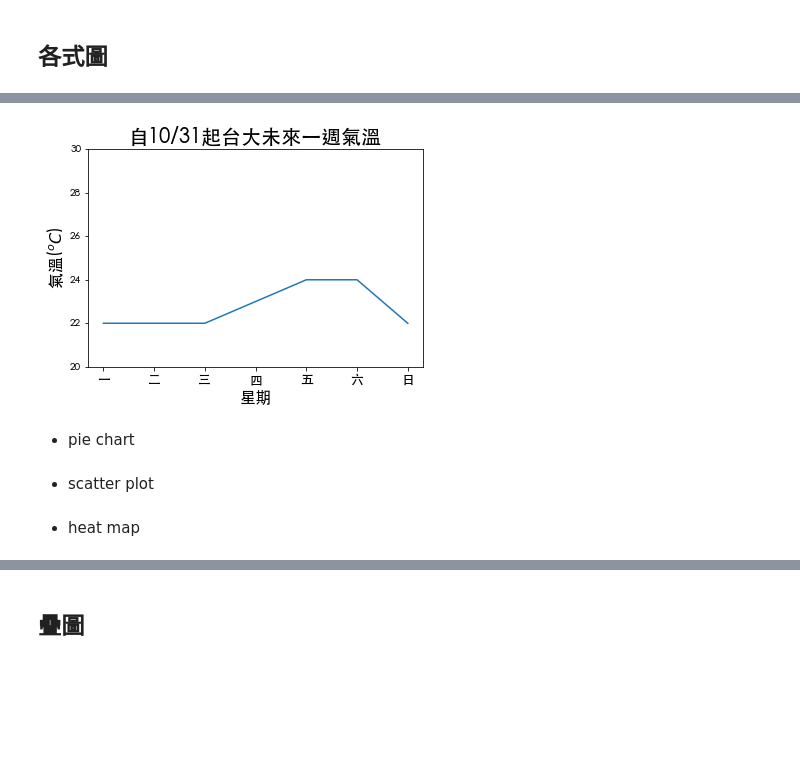
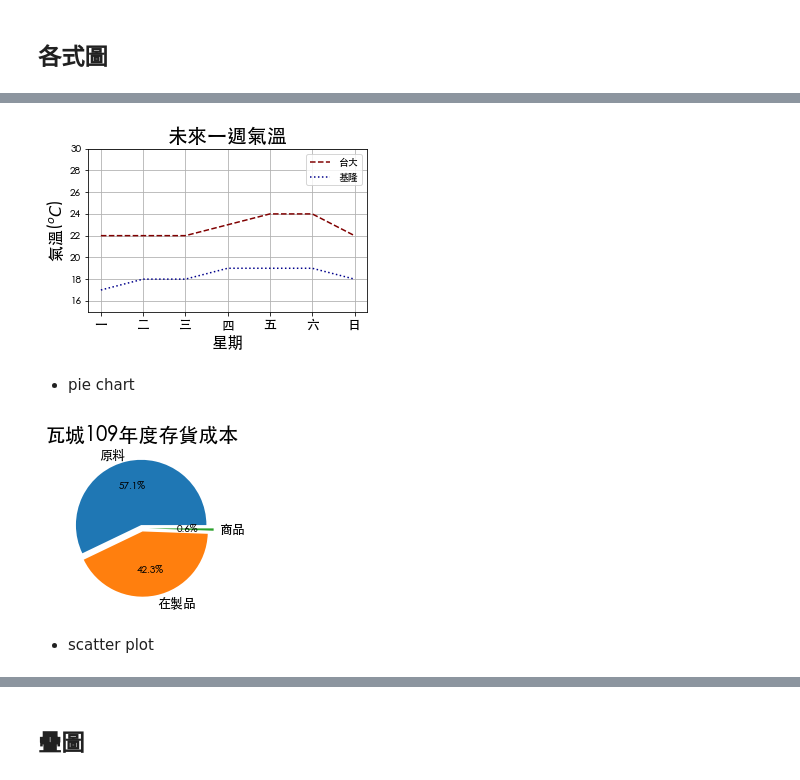
Before and after one commit to 105304039/110statistic_1, a Jupyter notebook: matplotlib(未完成).ipynb, the cells around one changed output, grey strips where cells are left out. Drawn from its saved outputs; the diff is of its cells as text; code cells hidden in the pictures; blank space fills up the shorter version.

```diff
--- a/matplotlib(未完成).ipynb
+++ b/matplotlib(未完成).ipynb
@@ -14,9 +17,9 @@ import matplotlib.pyplot as plt
 # %%
+# 以下程式碼為：利用某字體路徑，指定現在畫圖使用的字體全部為該字體
+
 import matplotlib.font_manager as font_manager
-from matplotlib import rcParams
-font_path = '/System/Library/Fonts/STHeiti Light.ttc'  # Your font path goes here
+font_path = '/System/Library/Fonts/STHeiti Light.ttc'  # 每個人的字體位址不同！自己要輸入自己的～
 font_manager.fontManager.addfont(font_path)
 prop = font_manager.FontProperties(fname=font_path)
-rcParams['font.family'] = prop.get_name()
-rcParams['font.sans-serif'] = prop.get_name()
+plt.rcParams['font.family'] = prop.get_name()          # 將現在畫圖的字體指定為我的STHeiti Light
 # %%
@@ -29,9 +32,10 @@ plt.show()
 # %% [output]
 [figure]
 # %%
-font_path = '/Users/Grace/Library/Fonts/BiauKai.ttf'  # Your font path goes here
+# 以下程式碼為：利用某字體路徑，指定現在畫圖使用的字體全部為該字體
+
+font_path = '/Users/Grace/Library/Fonts/BiauKai.ttf'  # 每個人的字體位址不同！自己要輸入自己的～
 font_manager.fontManager.addfont(font_path)
 prop = font_manager.FontProperties(fname=font_path)
-rcParams['font.family'] = prop.get_name()
-rcParams['font.sans-serif'] = prop.get_name()
+plt.rcParams['font.family'] = prop.get_name()         # 將現在畫圖的字體指定為我的Biaukai
 # %%
@@ -75,3 +91,13 @@ plt.show()
+# %%
+# 懶得每次調整可以固定一組參數！
+# 可指定參數：https://matplotlib.org/stable/api/matplotlib_configuration_api.html
+
+parameters = {'axes.labelsize': 16,  # 指定label size
+             'axes.titlesize': 20,   # 指定title size
+             'xtick.labelsize':13,   # 指定x軸上的刻度標籤size
+             'figure.figsize':(5,3)} # 指定圖片大小
+
+plt.rcParams.update(parameters)
 # %% [markdown]
 ## 各式圖
 # %% [markdown]
@@ -110,16 +121,36 @@ plt.show()
 # %%
-plt.title("自10/31起台大未來一週氣溫")
-plt.plot(["一","二","三","四","五","六","日"],  # 先填入x的資料list、再填入y的資料list
-        [22,22,22,23,24,24,22])
-plt.ylim(20,30)            # 指定y軸的範圍，分別填入最小值與最大值
+x = ["一","二","三","四","五","六","日"]
+
+plt.title("未來一週氣溫")
+plt.plot(x,
+        [22,22,22,23,24,24,22],
+        linestyle = "--",label = "台大",color = "#800000")   # 也可以用色碼表指定顏色
+plt.plot(x,
+        [17,18,18,19,19,19,18],
+        linestyle = ":",label = "基隆", color = "darkblue")
+plt.ylim(15,30)            # 指定y軸的範圍，分別填入最小值與最大值
 plt.xlabel("星期")
-plt.ylabel("氣溫($^o C$)")  # 兩個$中間是latex語法，大家可以遇到需求再去查詢～
+plt.ylabel("氣溫($^oC$)")  # 兩個$中間是latex語法，大家可以遇到需求再去查詢～
+plt.legend()               # 顯示圖例（記得前面畫圖時要指定label才有東西可以顯示）
+plt.grid()
 plt.show()
 # %% [output]
-[figure, old version]
+[figure, new version]
 # %% [markdown]
 * pie chart
+# %%
+items = ['原料','在製品','商品']
+size = [64283,47605,651]
+dist = [0.05,0.05,0.1]      # 指定各區塊距離圓心...
+
+plt.title("瓦城109年度存貨成本")
+plt.pie(size,
+        labels = items,
+        explode = dist,
+        autopct='%0.1f%%')  #小數點前的數字代表輸出長度（可能要補0）
+                            #小數點後代表顯示小數點後幾位
+plt.show()
+# %% [output]
+[figure, added]
 # %% [markdown]
 * scatter plot
-# %% [markdown]
-* heat map
```
Also changed, not shown: parts of 20 cells of this notebook.
